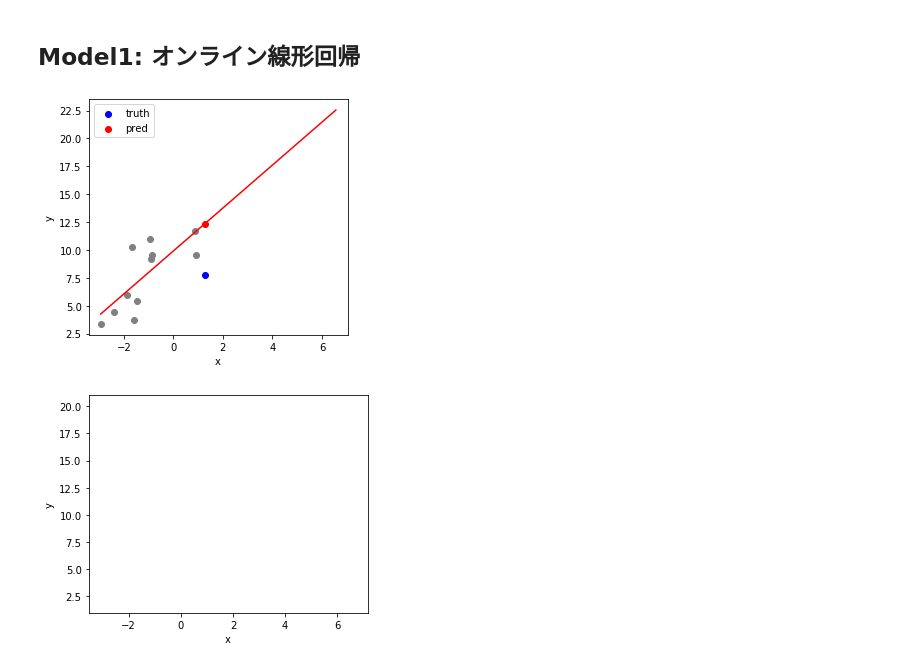
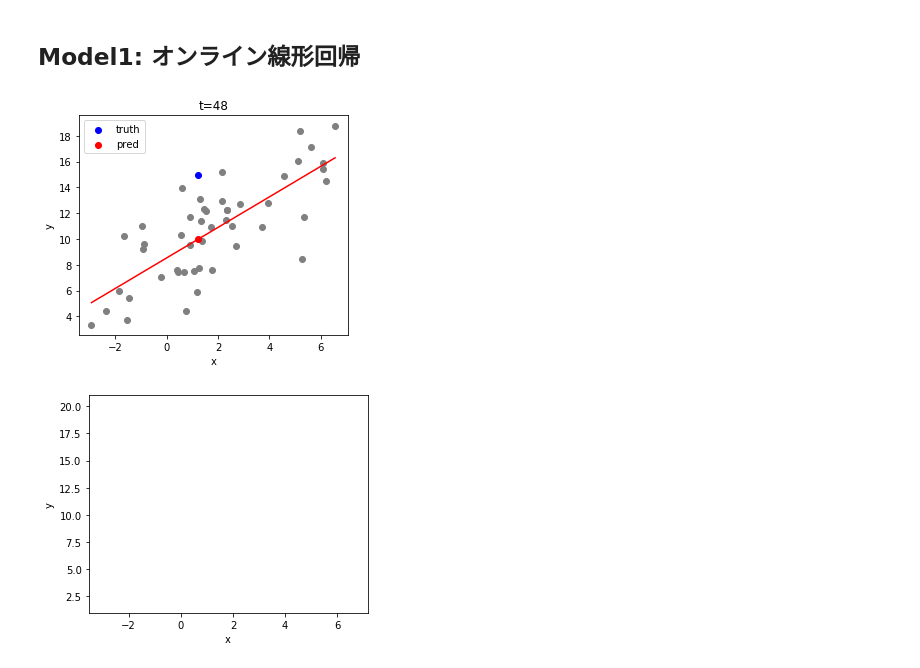
Before and after one commit to Hominine720202/StateSpaceModel, a Jupyter notebook: SimulateRegressionModel.ipynb, the cells around one changed output. Drawn from its saved outputs; the diff is of its cells as text; code cells hidden in the pictures.

```diff
--- a/SimulateRegressionModel.ipynb
+++ b/SimulateRegressionModel.ipynb
@@ -90,24 +90,25 @@ def online_linear_regression(x, y):
 # %%
 res_df = online_linear_regression(x, y)
 # %%
-i = 11
+i = 48
 
 xx = np.array([x.min(), x.max()])
 yy = xx * res_df.slope[i] + res_df.intercept[i]
 
 fig, ax = plt.subplots(figsize=(4.5, 4))
 im1 = ax.scatter(x[:i], y[:i], color='gray')
 im2, = ax.plot(xx, yy, c='r')
 im3 = ax.scatter(x[i], y[i], c='b', label='truth')
 im4 = ax.scatter(x[i], res_df.y_pred[i], c='r', label='pred')
 
 ax.legend()
 ax.set_xlabel('x')
 ax.set_ylabel('y')
+ax.set_title(f't={i}')
 plt.tight_layout()
 plt.savefig(f'lr_pred_t{i}.png')
 # %% [output]
-[figure, old version]
+[figure, new version]
 # %%
 # ArtistAnimation
 
```
Also changed, not shown: parts of 9 cells of this notebook.
